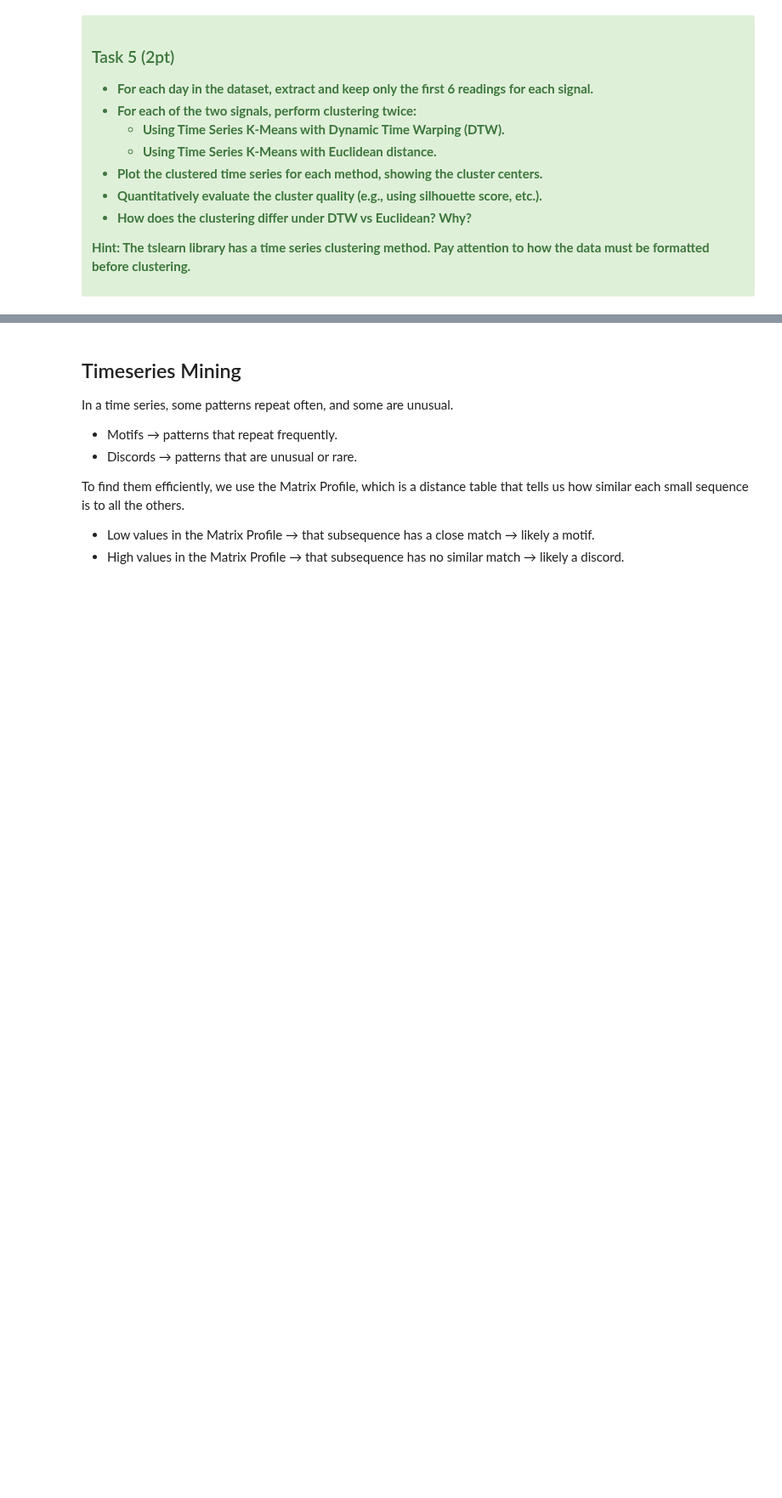
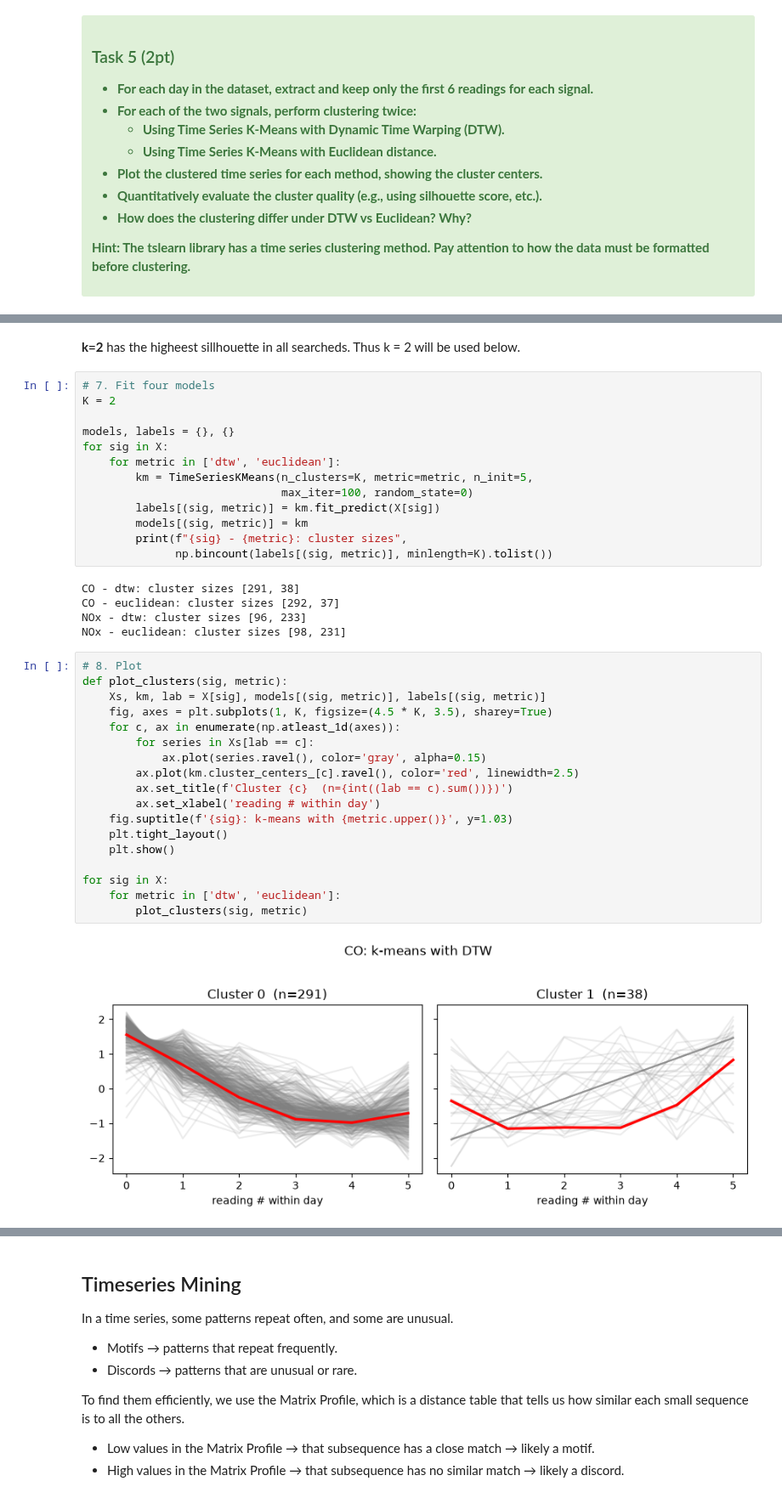
Before and after one commit to Masters-Halmstad/Data-Mining-DT8013, a Jupyter notebook: Lab#4_time_series/lab_timeseries_analysis.ipynb, the cells around one changed output, grey strips where cells are left out. Shown at 85% size. Cells and saved outputs as stored; diff of their text form; blank space fills up the shorter version.

```diff
--- a/Lab#4_time_series/lab_timeseries_analysis.ipynb
+++ b/Lab#4_time_series/lab_timeseries_analysis.ipynb
@@ -730,0 +876,40 @@ Hint: The tslearn library has a time series clustering method. Pay attention to
+# %% [markdown]
+**k=2** has the higheest sillhouette in all  searcheds. Thus k = 2 will be used below.
+# %%
+# 7. Fit four models
+K = 2
+
+models, labels = {}, {}
+for sig in X:
+    for metric in ['dtw', 'euclidean']:
+        km = TimeSeriesKMeans(n_clusters=K, metric=metric, n_init=5,
+                              max_iter=100, random_state=0)
+        labels[(sig, metric)] = km.fit_predict(X[sig])
+        models[(sig, metric)] = km
+        print(f"{sig} - {metric}: cluster sizes",
+              np.bincount(labels[(sig, metric)], minlength=K).tolist())
+# %% [output]
+CO - dtw: cluster sizes [291, 38]
+CO - euclidean: cluster sizes [292, 37]
+NOx - dtw: cluster sizes [96, 233]
+NOx - euclidean: cluster sizes [98, 231]
+# %%
+# 8. Plot
+def plot_clusters(sig, metric):
+    Xs, km, lab = X[sig], models[(sig, metric)], labels[(sig, metric)]
+    fig, axes = plt.subplots(1, K, figsize=(4.5 * K, 3.5), sharey=True)
+    for c, ax in enumerate(np.atleast_1d(axes)):
+        for series in Xs[lab == c]:
+            ax.plot(series.ravel(), color='gray', alpha=0.15)
+        ax.plot(km.cluster_centers_[c].ravel(), color='red', linewidth=2.5)
+        ax.set_title(f'Cluster {c}  (n={int((lab == c).sum())})')
+        ax.set_xlabel('reading # within day')
+    fig.suptitle(f'{sig}: k-means with {metric.upper()}', y=1.03)
+    plt.tight_layout()
+    plt.show()
+
+for sig in X:
+    for metric in ['dtw', 'euclidean']:
+        plot_clusters(sig, metric)
+# %% [output]
+[figure, added]
```
Also changed, not shown: parts of 16 cells of this notebook.
